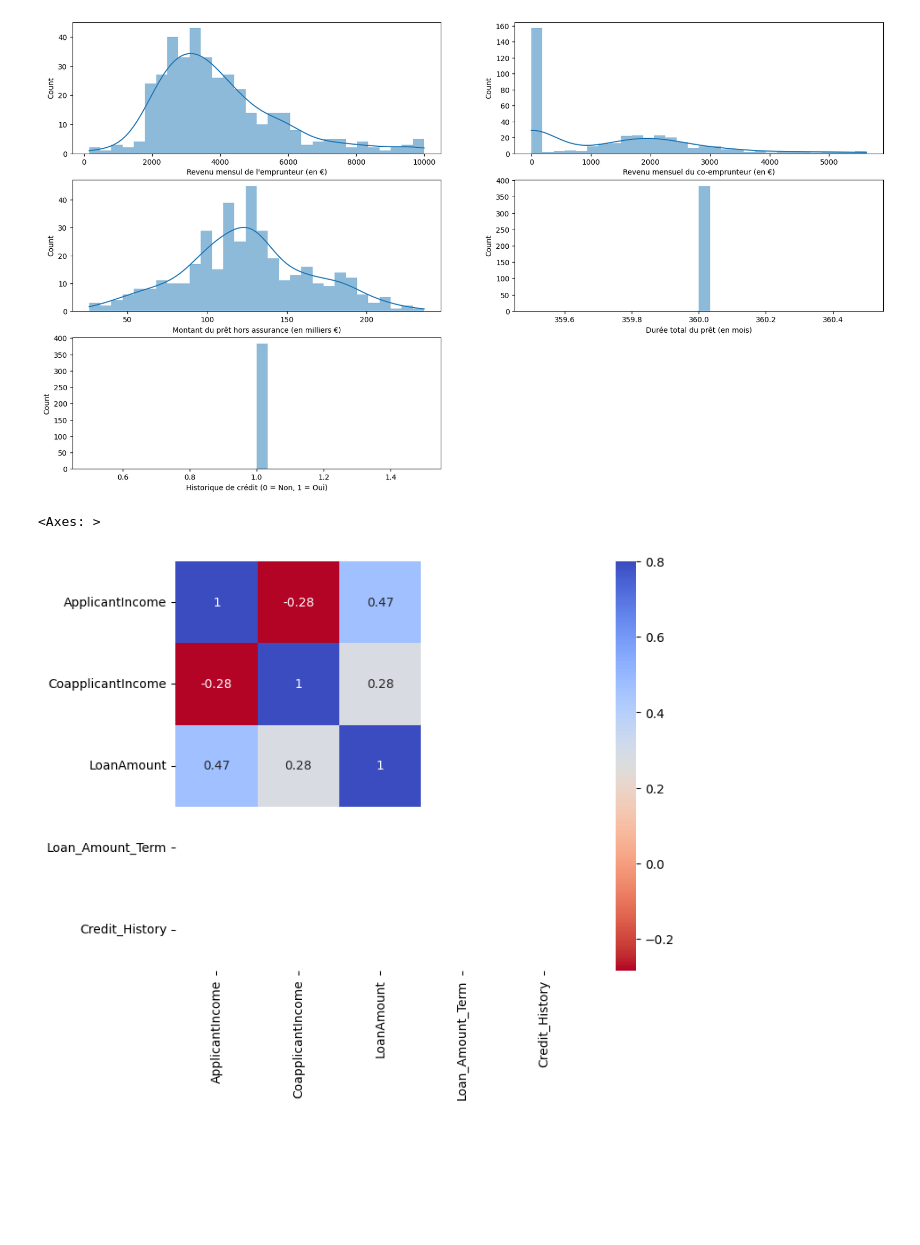
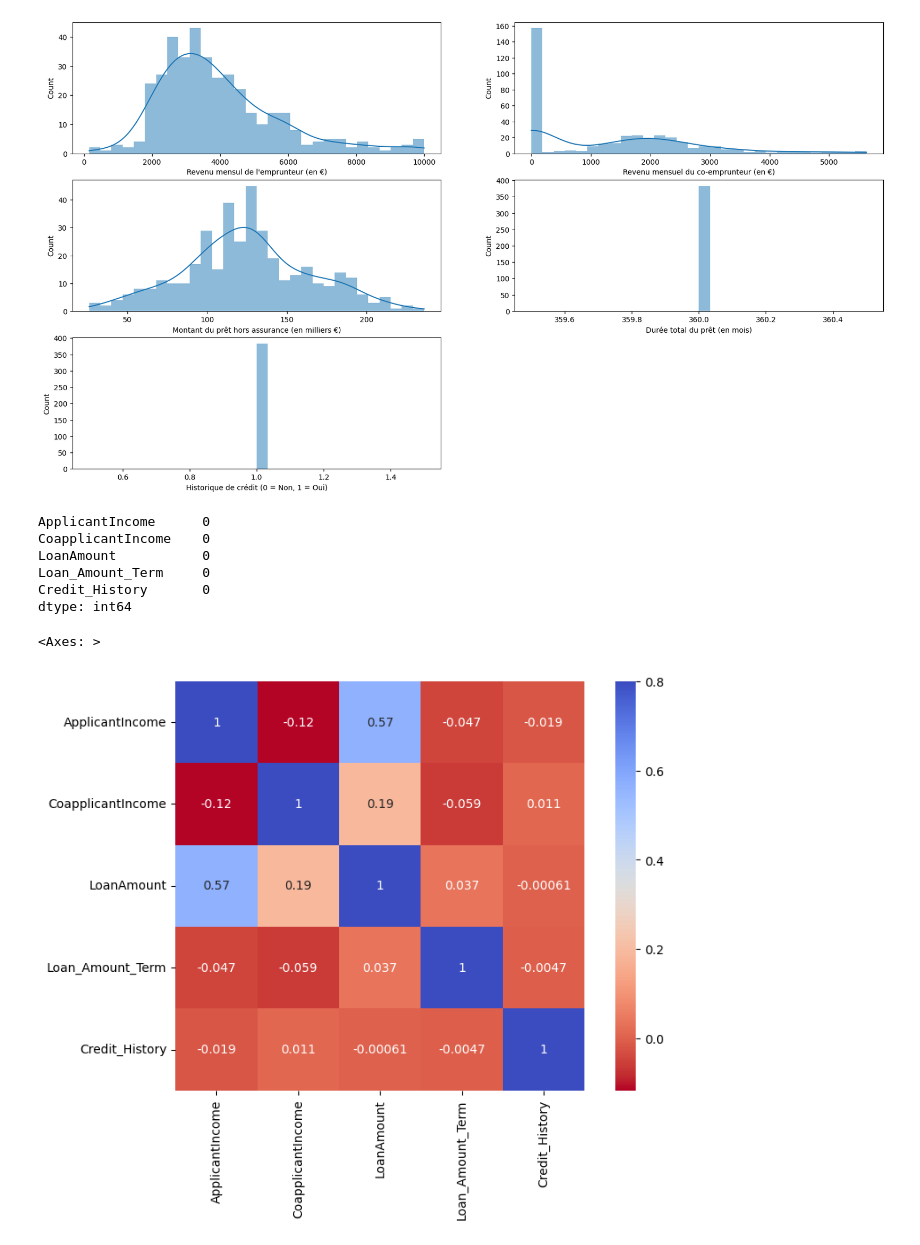
Before and after one commit to Patrick-NII/Analyse_Credits, a Jupyter notebook: EDA_Prets_Immo.ipynb, the cells around one changed output. Cells and saved outputs as stored; diff of their text form; code cells hidden in the pictures; blank space fills up the shorter version.

Commit message:
debuggage d'affichage de la matrix de correlation et heatmap

```diff
--- a/EDA_Prets_Immo.ipynb
+++ b/EDA_Prets_Immo.ipynb
@@ -293,6 +282,9 @@ skim(df[features_num])
 │ │ Credit_History        │   0 │     0 │   0.855 │  0.3523 │    0 │      1 │     1 │      1 │      1 │ ▁    ▇ │  │
 │ └───────────────────────┴─────┴───────┴─────────┴─────────┴──────┴────────┴───────┴────────┴────────┴────────┘  │
 ╰────────────────────────────────────────────────────── End ──────────────────────────────────────────────────────╯
+# %%
+# Sauvegarde de nouveau dataframe numerique
+df_numeric = df[features_num]
 # %%
 # Distribution des variables numériques
 title_mapping = {'ApplicantIncome': 'Revenu de l\'emprunteur (en €)',
@@ -386,11 +393,20 @@ for i, col in enumerate(features_num, 1):
 # %%
 # On remplace les valeurs de la variable cible par des valeurs numériques
 # df['Gender'] = np.where(df['Gender'] == 'Accepté', 1, 0)
+# %%
+df[features_num].isnull().sum()
+# %% [output]
+ApplicantIncome      0
+CoapplicantIncome    0
+LoanAmount           0
+Loan_Amount_Term     0
+Credit_History       0
+dtype: int64
 # %%
 # Visualisation de la matrice de corrélation
-matrix = df[features_num].corr()
-f, ax = plt.subplots(figsize=(9, 6))
+matrix = df_numeric.corr()
+plt.subplots(figsize=(9, 6))
 sns.heatmap(matrix, vmax=.8, square=True, cmap='coolwarm_r', annot=True)
 # %% [output]
 <Axes: >
-[figure, old version]
+[figure, new version]
```
Also changed, not shown: parts of 3 cells of this notebook.
